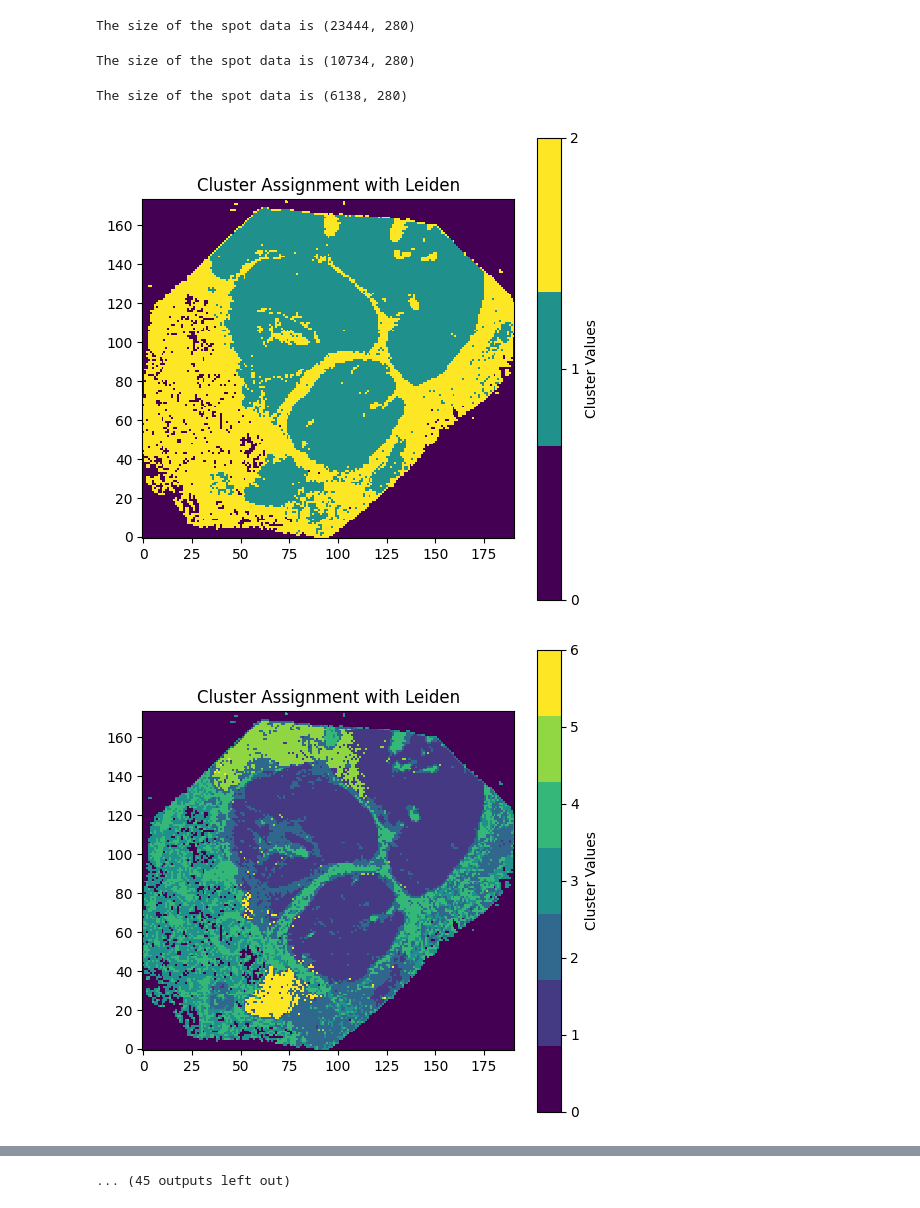
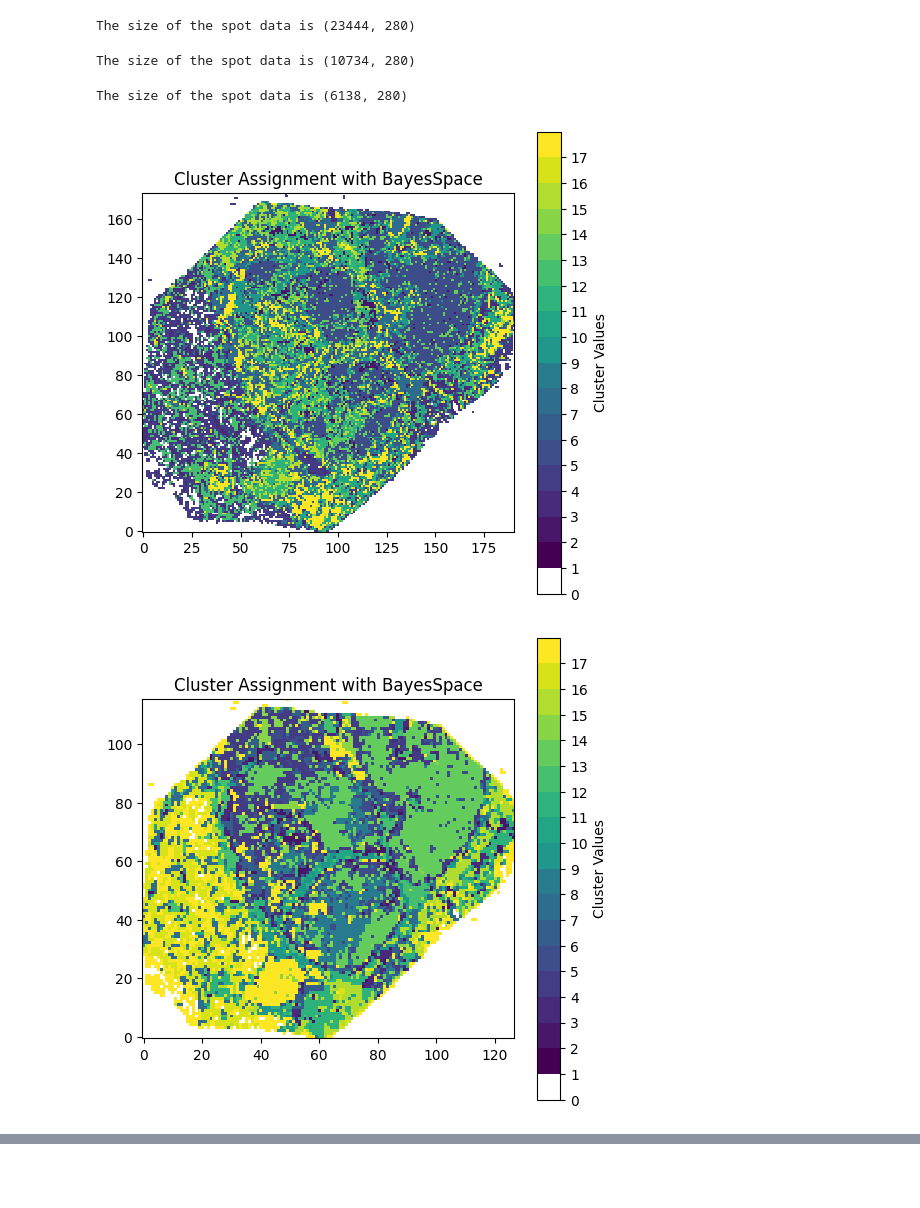
Before and after one commit to prob-ml/XeniumCluster, a Jupyter notebook: cluster_plotting.ipynb, the cells around one changed output, grey strips where cells are left out. Saved outputs shown, nothing was run; the diff lists cells and outputs as text; code cells hidden in the pictures; blank space fills up the shorter version.

```diff
--- a/cluster_plotting.ipynb
+++ b/cluster_plotting.ipynb
@@ -26,10 +26,9 @@ df_transcripts = df_transcripts[df_transcripts["cell_id"] != -1]
 df_transcripts = df_transcripts[~df_transcripts["feature_name"].str.startswith('BLANK_') & ~df_transcripts["feature_name"].str.startswith('NegControl')]
 # %%
 dataset_name = "hBreast"
-models = ["Leiden", "Louvain", "K-Means", "K-Means_No_Spatial", "Hierarchical", "Hierarchical_No_Spatial"]
+models = ["Leiden", "Louvain", "K-Means", "K-Means_No_Spatial", "Hierarchical", "Hierarchical_No_Spatial", "BayesSpace"]
 spot_sizes = [50, 75, 100]
 K_values = [17]
-filename = "clusters_w_plots_7_26"
 resolutions = [0.1, 0.25, 0.5, 0.75, 1.0, 1.5, 2.0]
 # %%
 def get_leaf_values(d):
@@ -56,7 +55,7 @@ for spot_size in spot_sizes:
                 for resolution in resolutions:
                     target_dir = f"results/{dataset_name}/{model_name}/{resolution}/clusters/{spot_size}"
 
-                    cluster_labels = pd.read_csv(f"{target_dir}/clusters_K={K}.csv")[f"{model_name} cluster"]
+                    cluster_labels = pd.read_csv(f"{target_dir}/clusters_RES={resolution}.csv")[f"{model_name} cluster"]
                     clustering.xenium_spot_data.obs["cluster"] = np.array(cluster_labels)
                     # Extracting row, col, and cluster values from the dataframe
                     rows = torch.tensor(clustering.xenium_spot_data.obs["row"].astype(int))
@@ -72,7 +71,8 @@ for spot_size in spot_sizes:
                     cluster_grid[rows, cols] = torch.tensor(clusters, dtype=torch.int) + 1
 
                     colors = plt.cm.get_cmap('viridis', num_clusters + 1)
-                    colormap = ListedColormap(colors(np.linspace(0, 1, num_clusters + 1)))
+                    colormap_colors = np.vstack(([[1, 1, 1, 1]], colors(np.linspace(0, 1, num_clusters))))
+                    colormap = ListedColormap(colormap_colors)
 
                     plt.figure(figsize=(6, 6))
                     plt.imshow(cluster_grid, cmap=colormap, interpolation='nearest', origin='lower')
@@ -80,41 +80,42 @@ for spot_size in spot_sizes:
                     plt.title(f'Cluster Assignment with {model_name}')
 
                     plt.savefig(
-                        f"{target_dir}/clusters_K={K}.png"
+                        f"{target_dir}/clusters_RES={resolution}.png"
                     )
             else:
                 target_dir = f"results/{dataset_name}/{model_name}/{K}/clusters/{spot_size}"
-                with open(f"{target_dir}/{filename}.json") as f:
-                    data = json.load(f)
-                cluster_labels = next(get_leaf_values(data[str(spot_size)]))
+
+                cluster_labels = pd.read_csv(f"{target_dir}/clusters_K={K}.csv")[f"{model_name} cluster"]
+                clustering.xenium_spot_data.obs["cluster"] = np.array(cluster_labels)
                 clustering.xenium_spot_data.obs["cluster"] = np.array(cluster_labels)
                 # Extracting row, col, and cluster values from the dataframe
                 rows = torch.tensor(clustering.xenium_spot_data.obs["row"].astype(int))
                 cols = torch.tensor(clustering.xenium_spot_data.obs["col"].astype(int))
                 clusters = torch.tensor(clustering.xenium_spot_data.obs["cluster"].astype(int))
                 num_clusters = len(np.unique(clusters))
 
                 num_rows = int(max(rows) - min(rows) + 1)
                 num_cols = int(max(cols) - min(cols) + 1)
 
                 cluster_grid = torch.zeros((num_rows, num_cols), dtype=torch.int)
 
                 cluster_grid[rows, cols] = torch.tensor(clusters, dtype=torch.int) + 1
 
                 colors = plt.cm.get_cmap('viridis', num_clusters + 1)
-                colormap = ListedColormap(colors(np.linspace(0, 1, num_clusters + 1)))
+                colormap_colors = np.vstack(([[1, 1, 1, 1]], colors(np.linspace(0, 1, num_clusters))))
+                colormap = ListedColormap(colormap_colors)
 
                 plt.figure(figsize=(6, 6))
                 plt.imshow(cluster_grid, cmap=colormap, interpolation='nearest', origin='lower')
                 plt.colorbar(ticks=range(num_clusters + 1), label='Cluster Values')
                 plt.title(f'Cluster Assignment with {model_name.replace("_No_Spatial", "")}')
 
                 plt.savefig(
                     f"{target_dir}/clusters_K={K}.png"
                 )
 # %% [output]
 The size of the spot data is (23444, 280)
 The size of the spot data is (10734, 280)
 The size of the spot data is (6138, 280)
-[figure, old version]
+[figure, new version]
-[figure, old version]
+[figure, new version]
@@ -128 +122,0 @@ The size of the spot data is (6138, 280)
-... (45 outputs left out)
```
Also changed, not shown: parts of 1 cell of this notebook, 12 other files.
